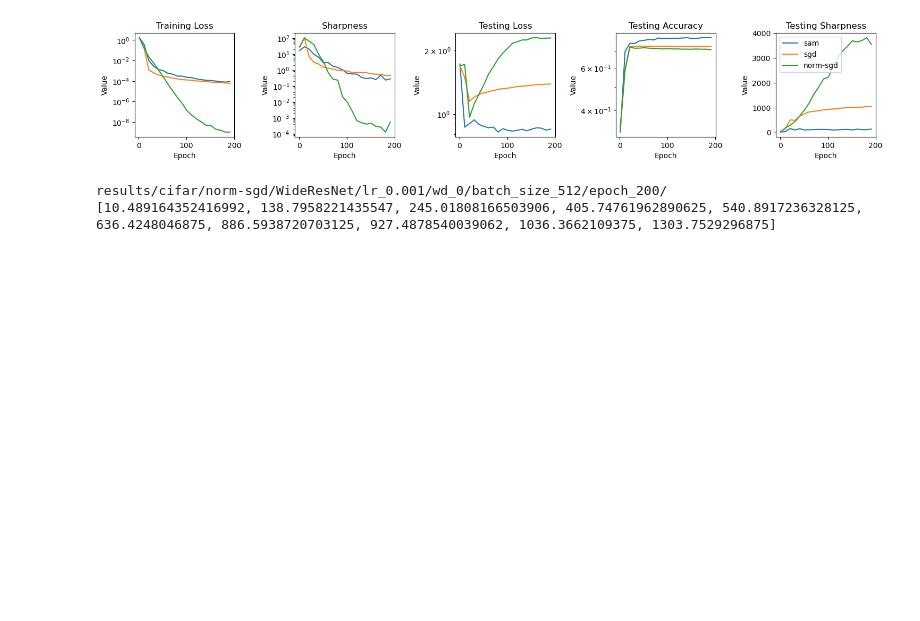
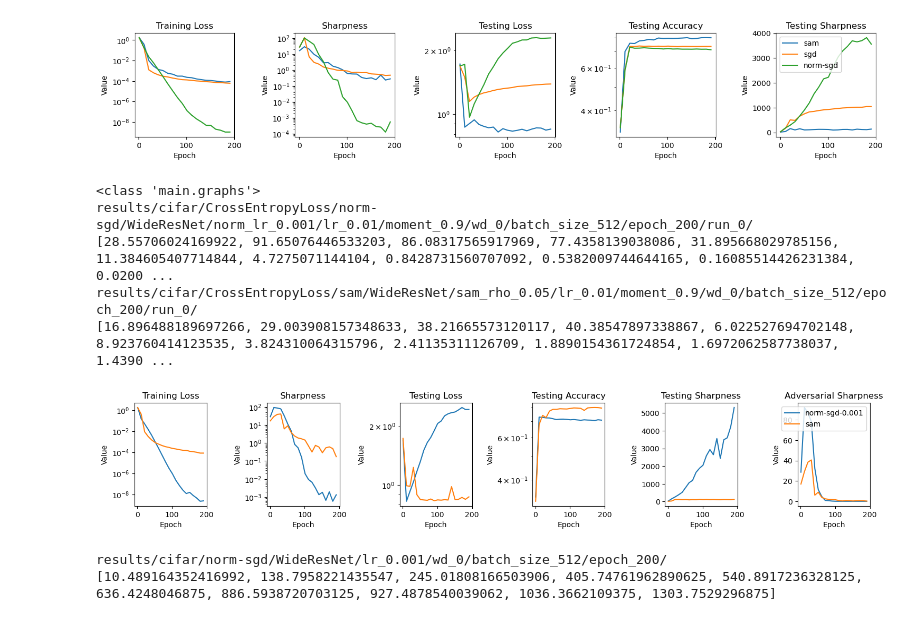
Before and after one commit to lucmonl/mlopt, a Jupyter notebook: notebook/sharpness-generalization.ipynb, the cells around one changed output. Drawn from its saved outputs; the diff is of its cells as text; code cells hidden in the pictures; blank space fills up the shorter version.

```diff
--- a/notebook/sharpness-generalization.ipynb
+++ b/notebook/sharpness-generalization.ipynb
@@ -448,22 +448,29 @@ results/cifar/norm-sgd/WideResNet/norm_lr_0.001/lr_0.01/wd_0/batch_size_512/epoc
 # %%
 from plot_functions import plot_figures_opts
 from main import graphs
 
-lr, dataset_name, loss_name, opt_name, momentum, weight_decay, batch_size, train_size, epochs = 0.01, "cifar", 'CrossEntropyLoss', 0.9, 0, 64, 512, 200
+lr, dataset_name, loss_name, momentum, weight_decay, batch_size, epochs = 0.01, "cifar", 'CrossEntropyLoss', 0.9, 0, 512, 200
 model_name = "WideResNet"
 model_params = {}
 #model_params["sam"] = {"feat_dim":50, "train_size": train_size, "sam_rho":0.2}
 model_params["sam"] = {"sam_rho":0.05}
-model_params["sgd"] = {"feat_dim":30, "train_size": train_size}
+#model_params["sgd"] = {"feat_dim":30, "train_size": train_size}
 model_params["norm-sgd-0.001"] = {"norm_lr": 0.001}
-model_params["norm-sgd-0.1"] = {"norm_lr": 0.05, "feat_dim":30, "train_size": train_size}
+#model_params["norm-sgd-0.1"] = {"norm_lr": 0.05, "feat_dim":30, "train_size": train_size}
 
 opt_params = {}
 opt_params['sam'] = {'lr': lr, 'dataset_name':dataset_name, 'loss': loss_name, 'opt':'sam', 'model_name':model_name, 'momentum':momentum, 'weight_decay':weight_decay, 'batch_size':batch_size, 'epochs':epochs}
 opt_params['norm-sgd-0.001'] = {'lr': lr, 'dataset_name':dataset_name, 'loss': loss_name, 'opt':'norm-sgd', 'model_name':model_name, 'momentum':momentum, 'weight_decay':weight_decay, 'batch_size':batch_size, 'epochs':epochs}
 opt_params['norm-sgd-0.1'] = {'lr': lr, 'dataset_name':dataset_name, 'loss': loss_name, 'opt':'norm-sgd', 'model_name':model_name, 'momentum':momentum, 'weight_decay':weight_decay, 'batch_size':batch_size, 'epochs':epochs}
 
 plot_figures_opts(["norm-sgd-0.001", "sam"], model_params, opt_params)
+# %% [output]
+<class 'main.graphs'>
+results/cifar/CrossEntropyLoss/norm-sgd/WideResNet/norm_lr_0.001/lr_0.01/moment_0.9/wd_0/batch_size_512/epoch_200/run_0/
+[28.55706024169922, 91.65076446533203, 86.08317565917969, 77.4358139038086, 31.895668029785156, 11.384605407714844, 4.7275071144104, 0.8428731560707092, 0.5382009744644165, 0.16085514426231384, 0.0200 ...
+results/cifar/CrossEntropyLoss/sam/WideResNet/sam_rho_0.05/lr_0.01/moment_0.9/wd_0/batch_size_512/epoch_200/run_0/
+[16.896488189697266, 29.003908157348633, 38.21665573120117, 40.38547897338867, 6.022527694702148, 8.923760414123535, 3.824310064315796, 2.41135311126709, 1.8890154361724854, 1.6972062587738037, 1.4390 ...
+[figure, added]
 # %%
 lr, dataset_name, loss_name, opt_name, weight_decay, batch_size, epochs = 0.01, "cifar", "CrossEntropyLoss", "sam", 0, 512, 200
 model_name = "WideResNet"
```
Also changed, not shown: 3 other files.
